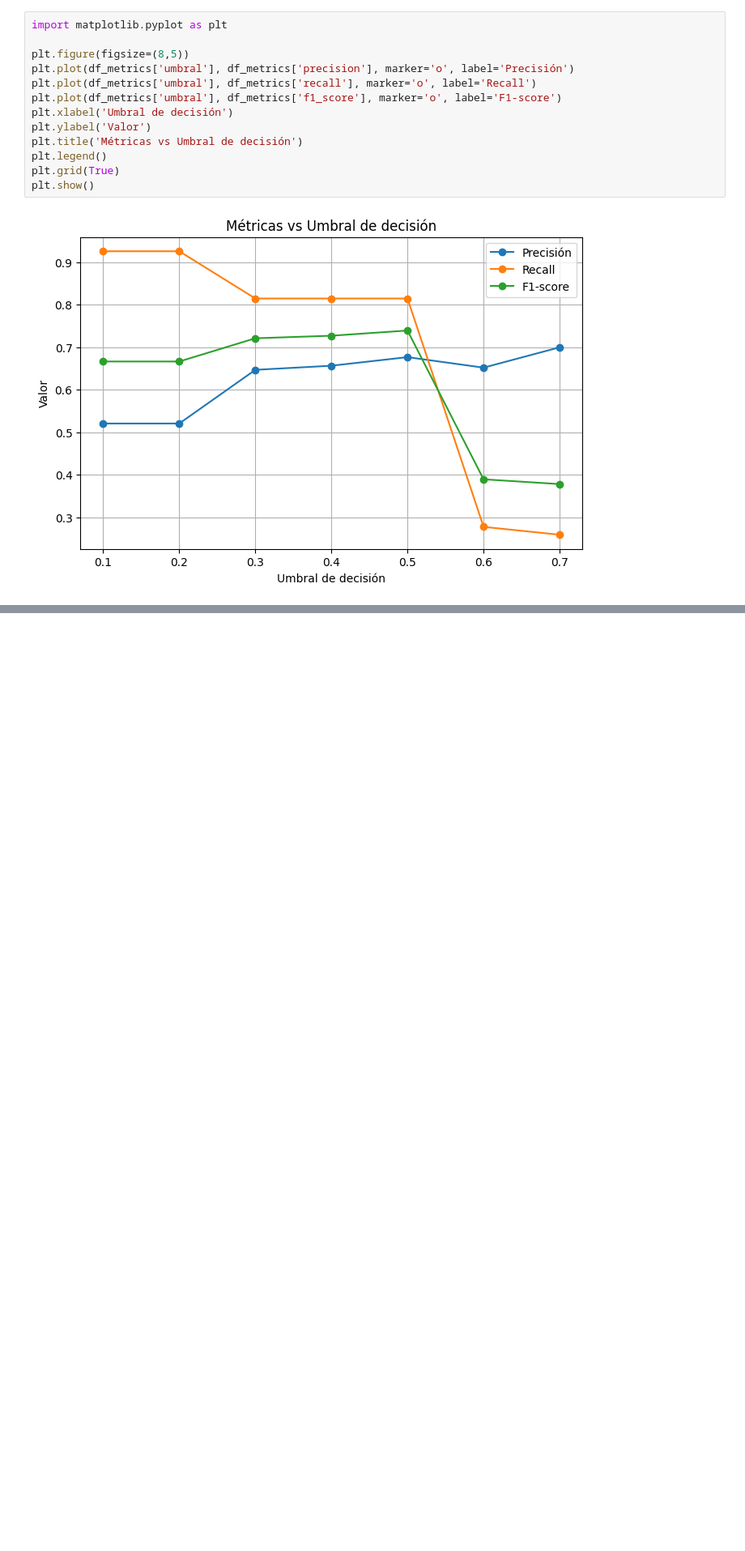
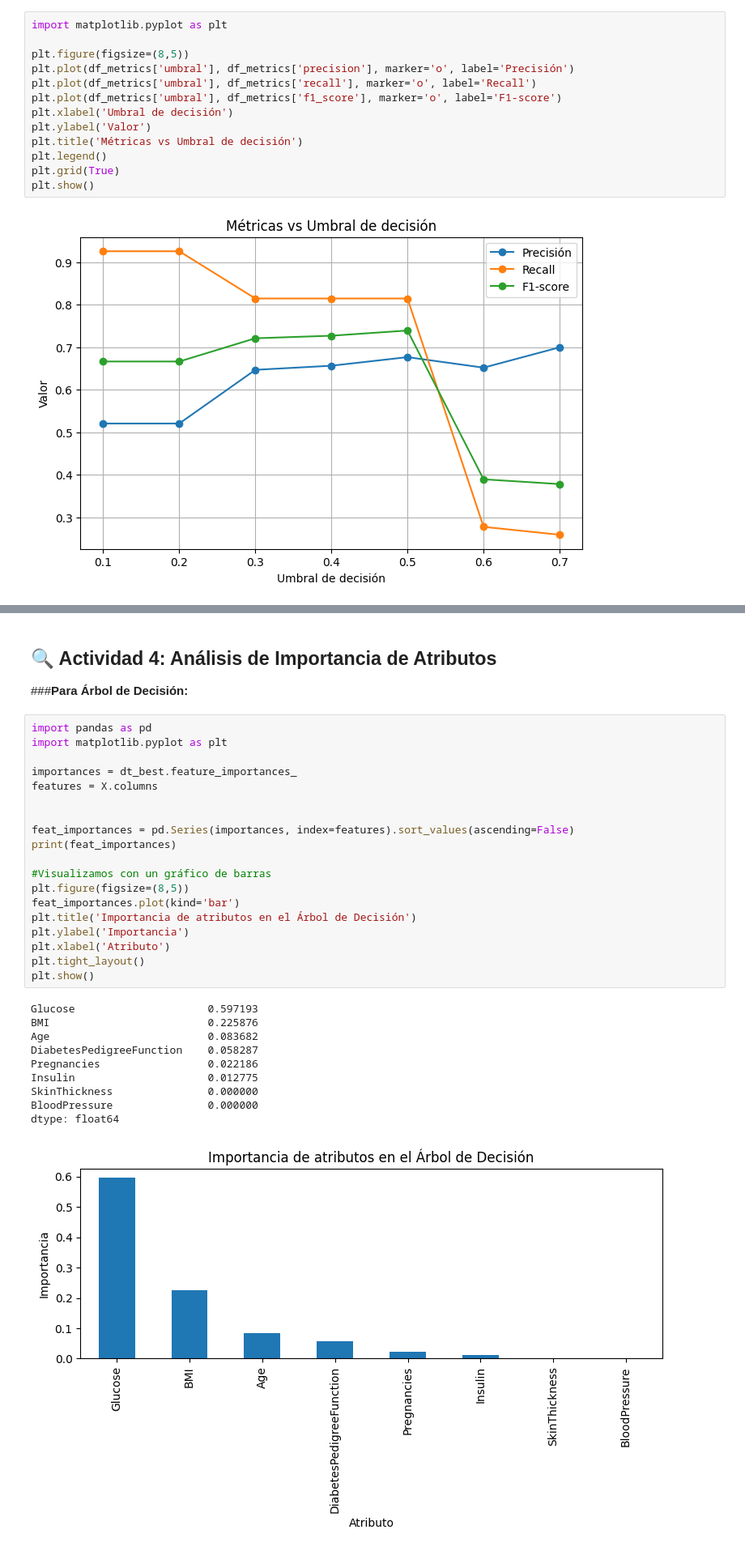
Before and after one commit to Aldair2003-GH/AiLabs-Lab05, a Jupyter notebook: Lab05_LR.ipynb, the cells around one changed output, grey strips where cells are left out. Shown at 81% size. Drawn from its saved outputs; the diff is of its cells as text; blank space fills up the shorter version.

```diff
--- a/Lab05_LR.ipynb
+++ b/Lab05_LR.ipynb
@@ -813,0 +829,34 @@ plt.show()
+# %% [markdown]
+## 🔍 Actividad 4: Análisis de Importancia de Atributos
+
+###**Para Árbol de Decisión:**
+# %%
+import pandas as pd
+import matplotlib.pyplot as plt
+
+importances = dt_best.feature_importances_
+features = X.columns
+
+
+feat_importances = pd.Series(importances, index=features).sort_values(ascending=False)
+print(feat_importances)
+
+#Visualizamos con un gráfico de barras
+plt.figure(figsize=(8,5))
+feat_importances.plot(kind='bar')
+plt.title('Importancia de atributos en el Árbol de Decisión')
+plt.ylabel('Importancia')
+plt.xlabel('Atributo')
+plt.tight_layout()
+plt.show()
+# %% [output]
+Glucose                     0.597193
+BMI                         0.225876
+Age                         0.083682
+DiabetesPedigreeFunction    0.058287
+Pregnancies                 0.022186
+Insulin                     0.012775
+SkinThickness               0.000000
+BloodPressure               0.000000
+dtype: float64
+[figure, added]
```
Also changed, not shown: parts of 5 cells of this notebook.
